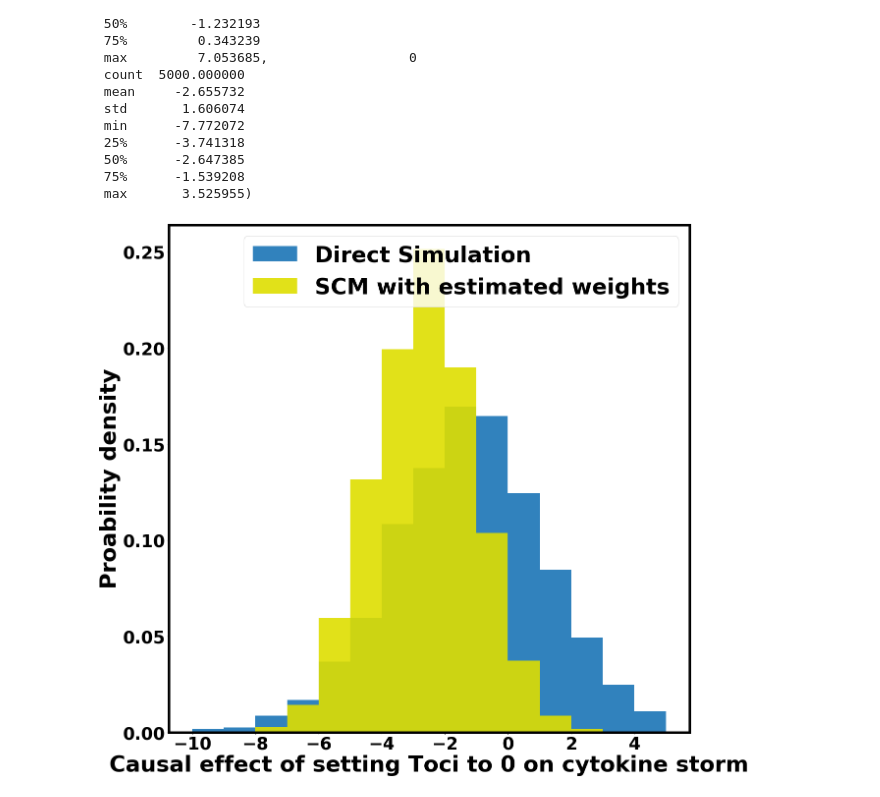
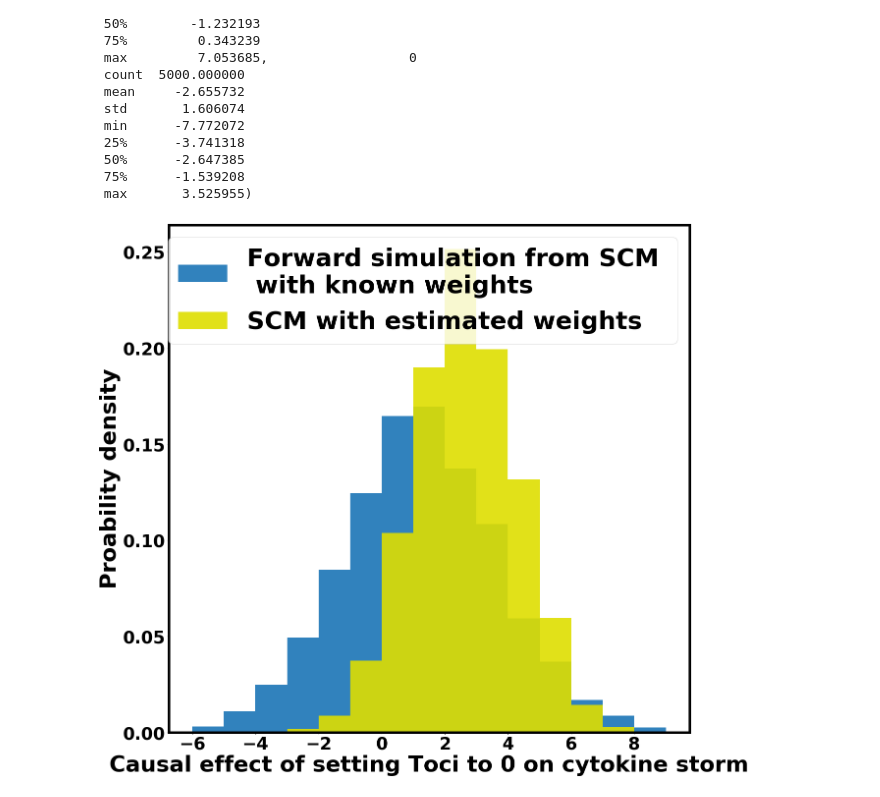
Before and after one commit to bel2scm/bel2scm, a Jupyter notebook: bel2scm_visualizations/notebook/covid_visualizations.ipynb, the cells around one changed output. Saved outputs shown, nothing was run; the diff lists cells and outputs as text; code cells hidden in the pictures.

```diff
--- a/bel2scm_visualizations/notebook/covid_visualizations.ipynb
+++ b/bel2scm_visualizations/notebook/covid_visualizations.ipynb
@@ -144,15 +144,15 @@ hardcodedsigmoid.describe(), hardcodedbel2scm.describe()
 # %%
 #hardcoded sigmoid
 p.figure(figsize=(19,19))
 p.rcParams["font.weight"] = "bold"
 p.rcParams["axes.edgecolor"] = 'black'
 p.rcParams["axes.linewidth"] = 5
-p.hist(hardcodedsigmoid['causal_effect'] ,bins=range(-10,6), label='Direct Simulation',color='#3182bd',density=True)
-p.hist(hardcodedbel2scm['0'],bins=range(-10,6),alpha=0.9,label='SCM with estimated weights',color='#dede00',density=True)
+p.hist(hardcodedsigmoid['causal_effect']*(-1) ,bins=range(-6,10), label='Forward simulation from SCM \n with known weights',color='#3182bd',density=True)
+p.hist(hardcodedbel2scm['0']*(-1),bins=range(-6,10),alpha=0.9,label='SCM with estimated weights',color='#dede00',density=True)
 p.xlabel("Causal effect of setting Toci to 0 on cytokine storm",fontsize=45,weight='bold')
 p.ylabel("Proability density",fontsize=45,weight='bold')
-p.legend(loc='upper right',fontsize=45)
+p.legend(loc='upper right',fontsize=50)
 p.tick_params(labelsize=35)
 p.savefig("toci_counterfactual_second_data_point_with_direct_simulation.pdf")
 # %% [output]
-[figure, old version]
+[figure, new version]
```
Also changed, not shown: parts of 3 cells of this notebook, 11 other files.
